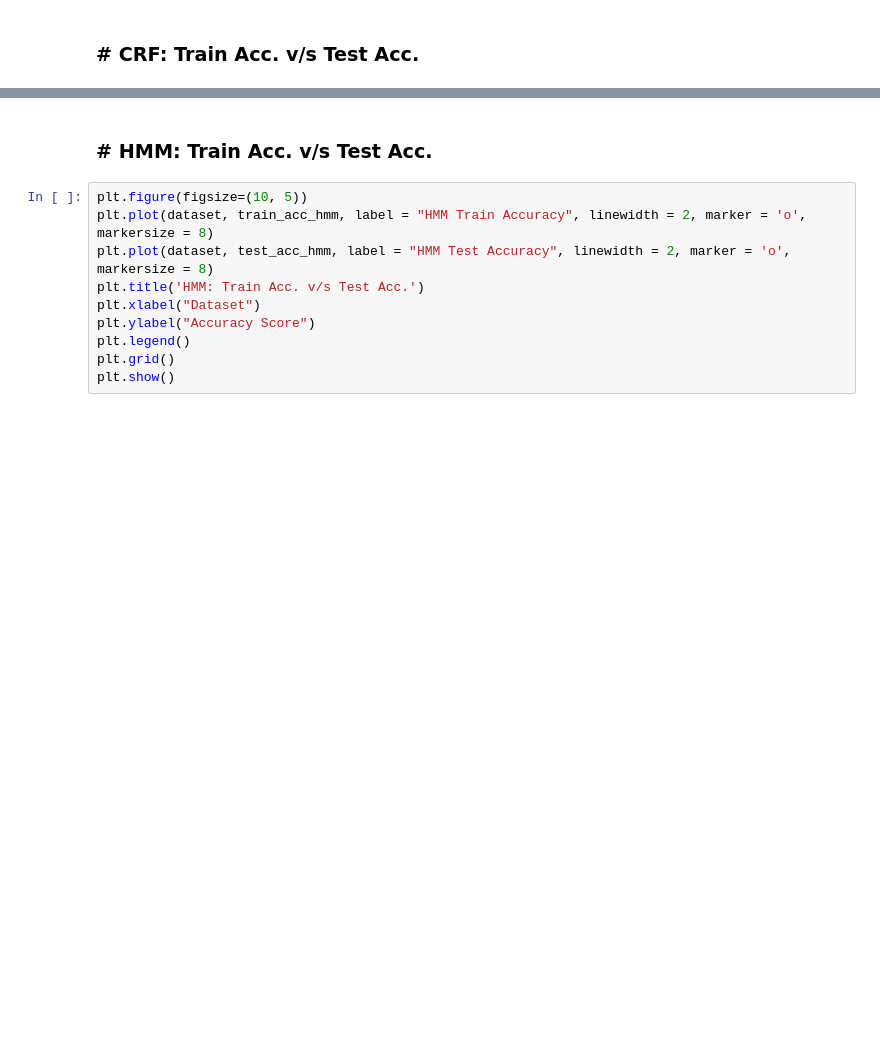
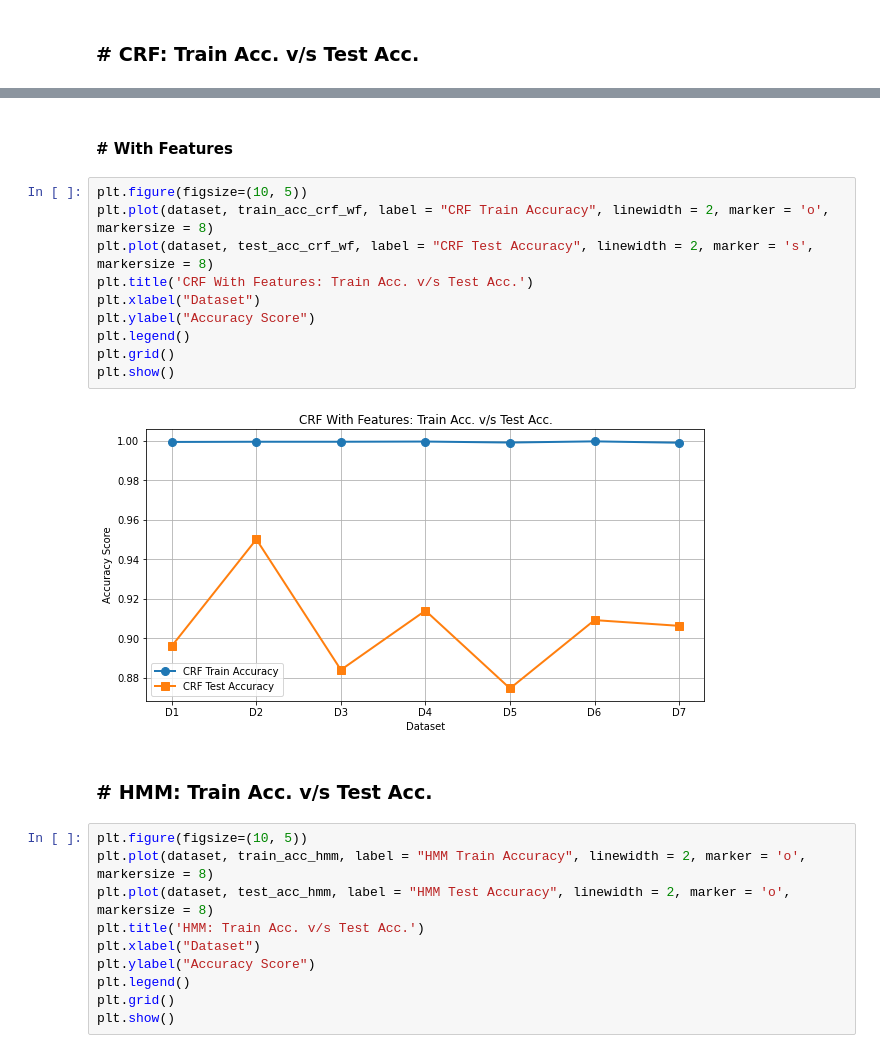
Before and after one commit to gusai184/POS-Tagger, a Jupyter notebook: POS_tagger_CRF.ipynb, the cells around one changed output, grey strips where cells are left out. Saved outputs shown, nothing was run; the diff lists cells and outputs as text; blank space fills up the shorter version.

```diff
--- a/POS_tagger_CRF.ipynb
+++ b/POS_tagger_CRF.ipynb
@@ -165,3 +208,17 @@ plt.show()
+# %% [markdown]
+#### # With Features
+# %%
+plt.figure(figsize=(10, 5))
+plt.plot(dataset, train_acc_crf_wf, label = "CRF Train Accuracy", linewidth = 2, marker = 'o', markersize = 8)
+plt.plot(dataset, test_acc_crf_wf, label = "CRF Test Accuracy", linewidth = 2, marker = 's', markersize = 8)
+plt.title('CRF With Features: Train Acc. v/s Test Acc.')
+plt.xlabel("Dataset")
+plt.ylabel("Accuracy Score")
+plt.legend()
+plt.grid()
+plt.show()
+# %% [output]
+[figure, added]
 # %% [markdown]
 ### # HMM: Train Acc. v/s Test Acc.
 # %%
```
Also changed, not shown: parts of 14 cells of this notebook.
